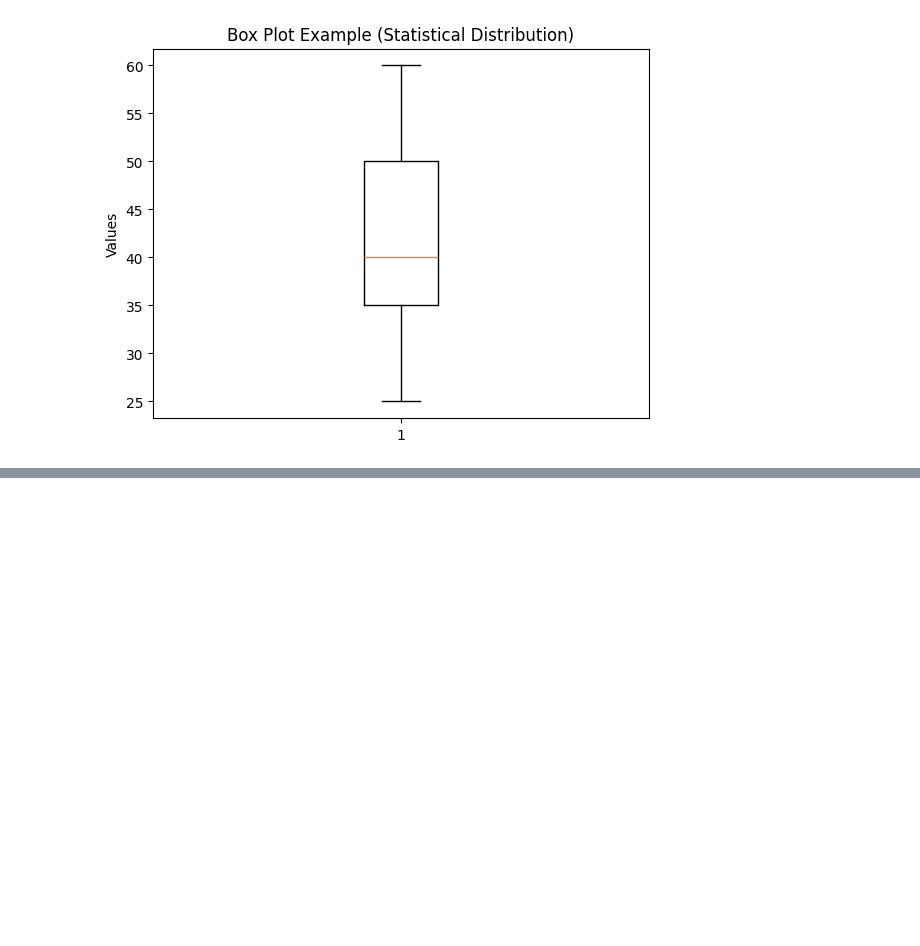
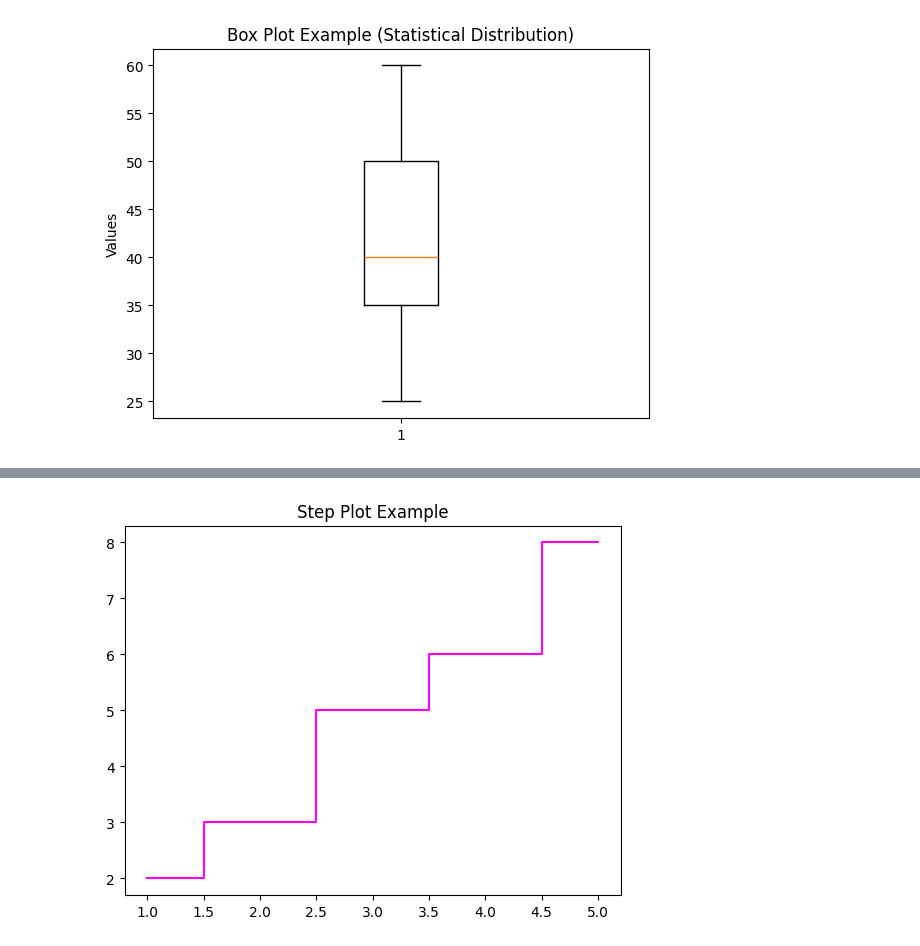
Before and after one commit to SindhuKomireddyy/DataAnalysis, a Jupyter notebook: matplotlib.ipynb, the cells around one changed output, grey strips where cells are left out. Saved outputs shown, nothing was run; the diff lists cells and outputs as text; code cells hidden in the pictures; blank space fills up the shorter version.

```diff
--- a/matplotlib.ipynb
+++ b/matplotlib.ipynb
@@ -99,0 +116,8 @@ plt.show()
+# %%
+x = [1,2,3,4,5]
+y = [2,3,5,6,8]
+plt.step(x, y, where='mid', color='magenta')
+plt.title("Step Plot Example")
+plt.show()
+# %% [output]
+[figure, added]
```
Also changed, not shown: parts of 10 cells of this notebook.
